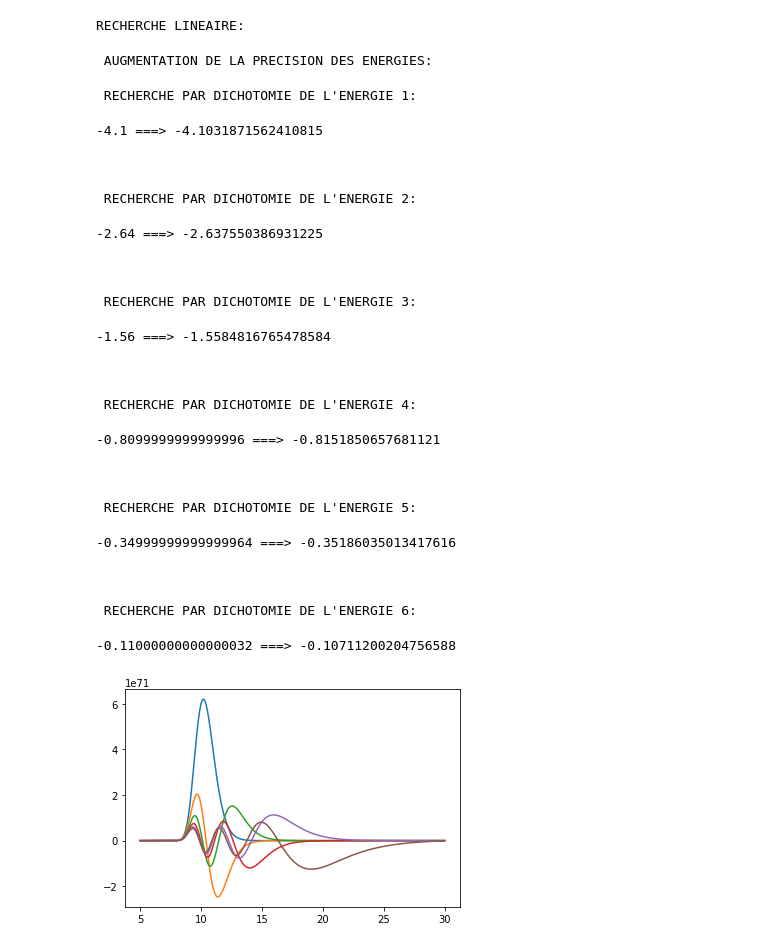
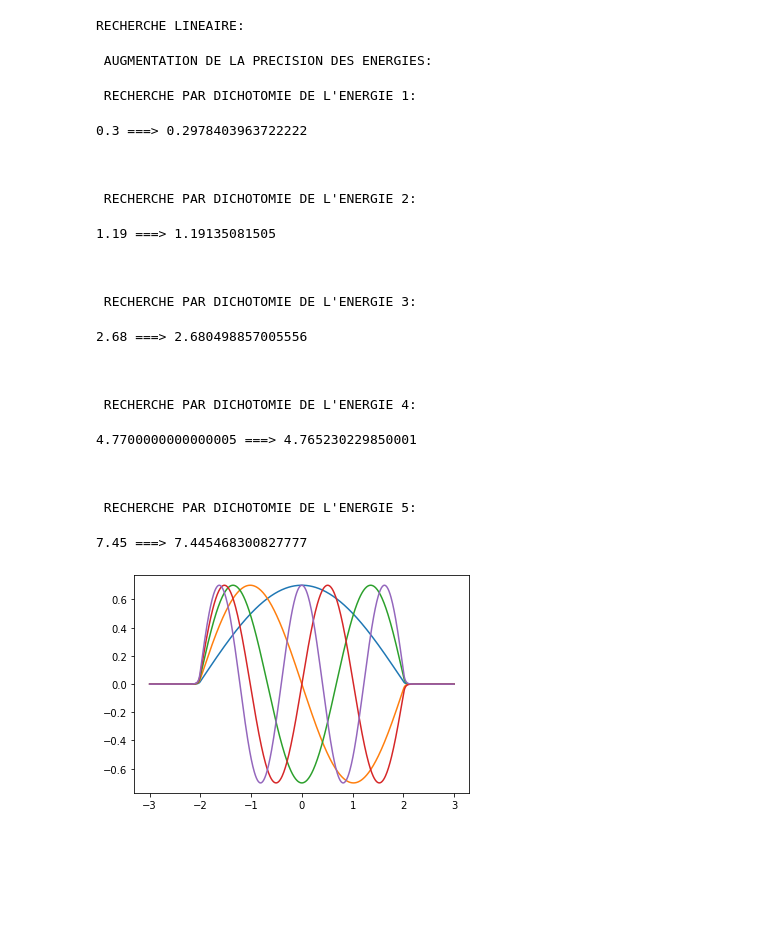
Before and after one commit to rvanco/Projet_info_Schrodinger_M1, a Jupyter notebook: dichotomie_final.ipynb, the cells around one changed output. Drawn from its saved outputs; the diff is of its cells as text; code cells hidden in the pictures; blank space fills up the shorter version.

```diff
--- a/dichotomie_final.ipynb
+++ b/dichotomie_final.ipynb
@@ -3,8 +4,6 @@ import numpy as np
 from matplotlib import pyplot as plt
 from tqdm.notebook import tqdm
 # %%
-
-
 V_0 = 5
 x0=1
 a = 2
@@ -24,11 +23,9 @@ def V5 (x):
     return V_0/2*((x/b)**2-1)*(1-np.sign(np.abs(x)-b))
 def V6(x):
     return 100*(V_0-V_0/2*(1-np.sign(np.abs(x)-a)))
-def integrale(F,X):
-    sum=0
-    for i in range (0,len(F)-1):
-        sum+=(X[i+1]-X[i])*F[i]
-    return sum
+def normalization(psi, x):
+    norm = sp.simps(abs(psi)**2,x)
+    return psi/np.sqrt(norm)
 # %%
 def numerov(psi_range,x_range,V,E,direction):
     """psi_range = array contenant les psi_i avec les valeurs aux bords déjà mises en place
@@ -273,20 +270,19 @@ def recherche(V,E_min,E_max,dE,sens,x_range,Nb_passage,It_passage,zoom,delta_E,e
         psi_range = psi_zero
         psi_range[0] = 0
         psi_range[1] = eps
-        #out=numerov(psi_range,x_range,V,E_dich_list[i],sens)
         out=calculus(x_range,E_dich_list[i],V)
-        plt.plot(x_range,out)
+        plt.plot(x_range,normalization(out,x_range))
 
     #return E_dich_list
 # %%
 #CONTIENT LA PLAGE DES VALEURS DE X UTILES,LA VALEUR DE LA PREMIERE DERIVEE EN x_m, ET LE POTENTIEL. TRACE LE POTENTIEL.
-V=V3 #potentiel utilisé
-x_m=5
-x_M=30
+V=V6 #potentiel utilisé
+x_m=-3
+x_M=3
 dx=10**(-2)
 eps=dx*10**(-5)
 x_range = np.linspace(x_m,x_M,int((x_M-x_m)/dx))
 plt.plot(x_range,V(x_range))
 #plt.yscale('log')
-plt.ylim(-5,2)
+plt.ylim(0,100)
 # %% [output]
@@ -295,42 +291,37 @@ plt.ylim(-5,2)
 # %%
 #CONTIENT LA PLAGE D'ENERGIE A TESTER, LE PAS D'ENERGIE POUR LA RECHERCHE LINEAIRE ET LES PARAMETRES DE LA DICHOTOMIE
-E_min=-5
-E_max=0
+E_min=0
+E_max=10
 dE=0.01
 sens=-1
-Nb_passage=20 #nombre de passage effectués
-It_passage=20 #nombre d'iterations effectuées à chaque passage (doit être > 4)
+Nb_passage=10 #nombre de passage effectués
+It_passage=10 #nombre d'iterations effectuées à chaque passage (doit être > 4)
 zoom=10 # valeur de l'augmentation de precision entre chaque passage
 delta_E=0.1 #étendue de recherche de l'énergie autour de E_ini
 recherche(V,E_min,E_max,dE,sens,x_range,Nb_passage,It_passage,zoom,delta_E,eps)
 # %% [output]
 RECHERCHE LINEAIRE:
  AUGMENTATION DE LA PRECISION DES ENERGIES:
  RECHERCHE PAR DICHOTOMIE DE L'ENERGIE 1:
--4.1 ===> -4.1031871562410815
+0.3 ===> 0.2978403963722222
 
 
 
  RECHERCHE PAR DICHOTOMIE DE L'ENERGIE 2:
--2.64 ===> -2.637550386931225
+1.19 ===> 1.19135081505
 
 
 
  RECHERCHE PAR DICHOTOMIE DE L'ENERGIE 3:
--1.56 ===> -1.5584816765478584
+2.68 ===> 2.680498857005556
 
 
 
  RECHERCHE PAR DICHOTOMIE DE L'ENERGIE 4:
--0.8099999999999996 ===> -0.8151850657681121
+4.7700000000000005 ===> 4.765230229850001
 
 
 
  RECHERCHE PAR DICHOTOMIE DE L'ENERGIE 5:
--0.34999999999999964 ===> -0.35186035013417616
-
-
-
- RECHERCHE PAR DICHOTOMIE DE L'ENERGIE 6:
+7.45 ===> 7.445468300827777
--0.11000000000000032 ===> -0.10711200204756588
-[figure, old version]
+[figure, new version]
```
Also changed, not shown: parts of 2 cells of this notebook.
